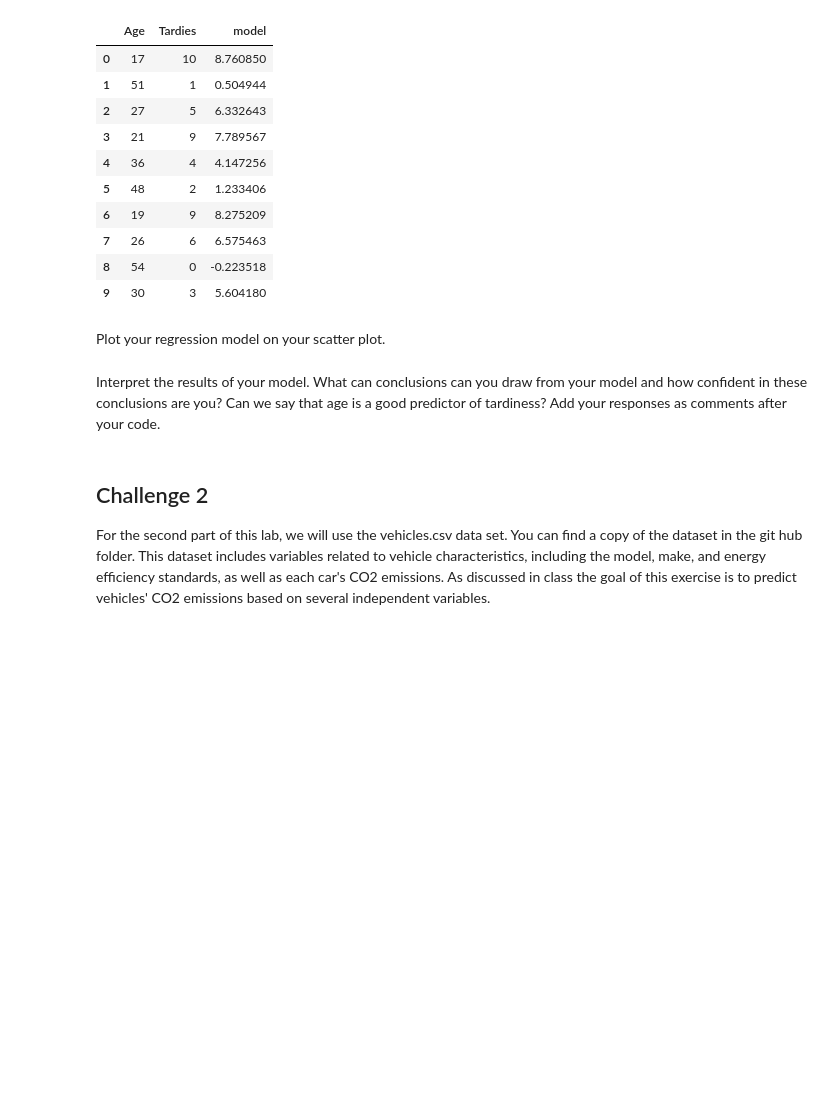
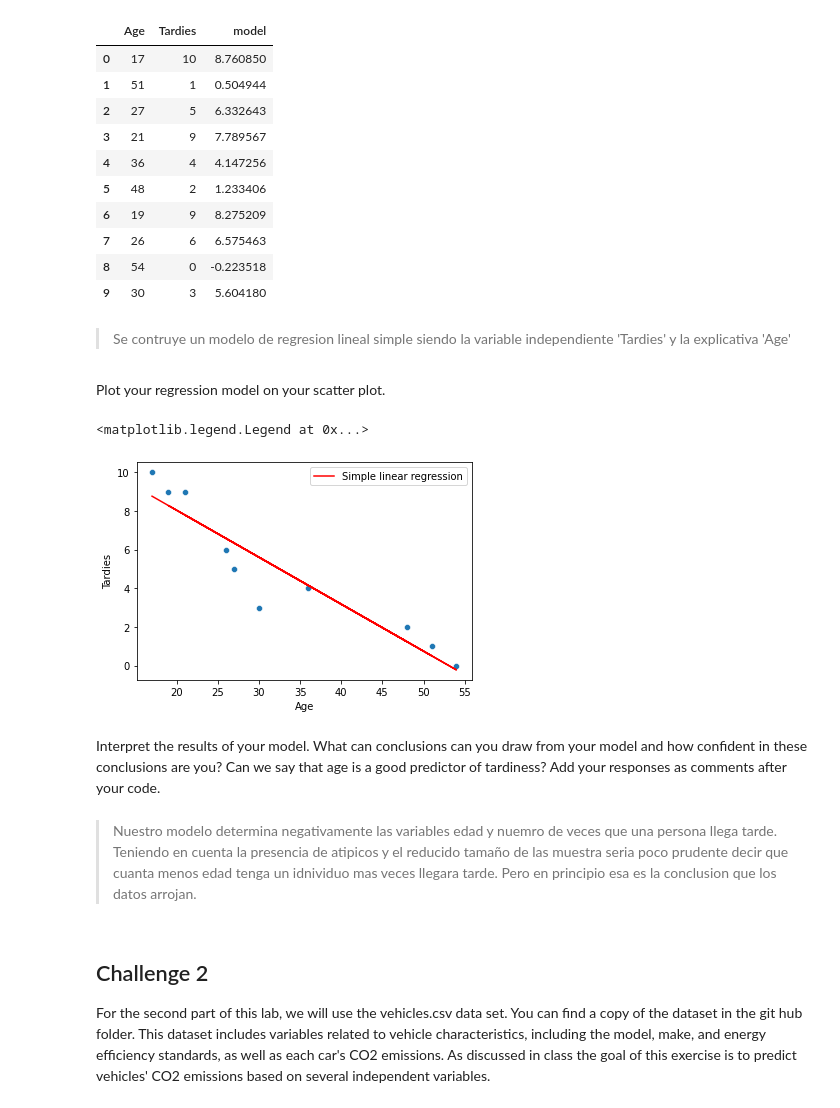
Before and after one commit to Ironhack-Data-Madrid-Enero-2021/lab-regression-analysis, a Jupyter notebook: your-code.ipynb, the cells around one changed output. Drawn from its saved outputs; the diff is of its cells as text; code cells hidden in the pictures; blank space fills up the shorter version.

```diff
--- a/your-code.ipynb
+++ b/your-code.ipynb
@@ -110,5 +128,7 @@ student_data
 | 7 | 26 | 6 | 6.575463 |
 | 8 | 54 | 0 | -0.223518 |
 | 9 | 30 | 3 | 5.604180 |
+# %% [markdown]
+> Se contruye un modelo de regresion lineal simple siendo la variable independiente 'Tardies' y la explicativa 'Age'
 # %% [markdown]
 Plot your regression model on your scatter plot.
@@ -117,2 +135,10 @@ Plot your regression model on your scatter plot.
+# %%
+fig, ax = plt.subplots()
+sns.scatterplot(x=student_data['Age'],y =  data['Tardies'] )
+plt.plot(student_data['Age'], student_data['model'], color='r', label='Simple linear regression')
+plt.legend()
+# %% [output]
+<matplotlib.legend.Legend at 0x...>
+[figure, added]
 # %% [markdown]
 Interpret the results of your model. What can conclusions can you draw from your model and how confident in these conclusions are you? Can we say that age is a good predictor of tardiness? Add your responses as comments after your code.
@@ -121,3 +145,5 @@ Interpret the results of your model. What can conclusions can you draw from your
+# %% [markdown]
+> Nuestro modelo determina negativamente las variables edad y nuemro de veces que una persona llega tarde. Teniendo en cuenta la presencia de atipicos y el reducido tamaño de las muestra seria poco prudente decir que cuanta menos edad tenga un idnividuo mas veces llegara tarde. Pero en principio esa es la conclusion que los datos arrojan.
 # %% [markdown]
 ## Challenge 2
 For the second part of this lab, we will use the vehicles.csv data set. You can find a copy of the dataset in the git hub folder. This dataset includes variables related to vehicle characteristics, including the model, make, and energy efficiency standards, as well as each car's CO2 emissions. As discussed in class the goal of this exercise is to predict vehicles' CO2 emissions based on several independent variables.
```
Also changed, not shown: parts of 47 cells of this notebook.
